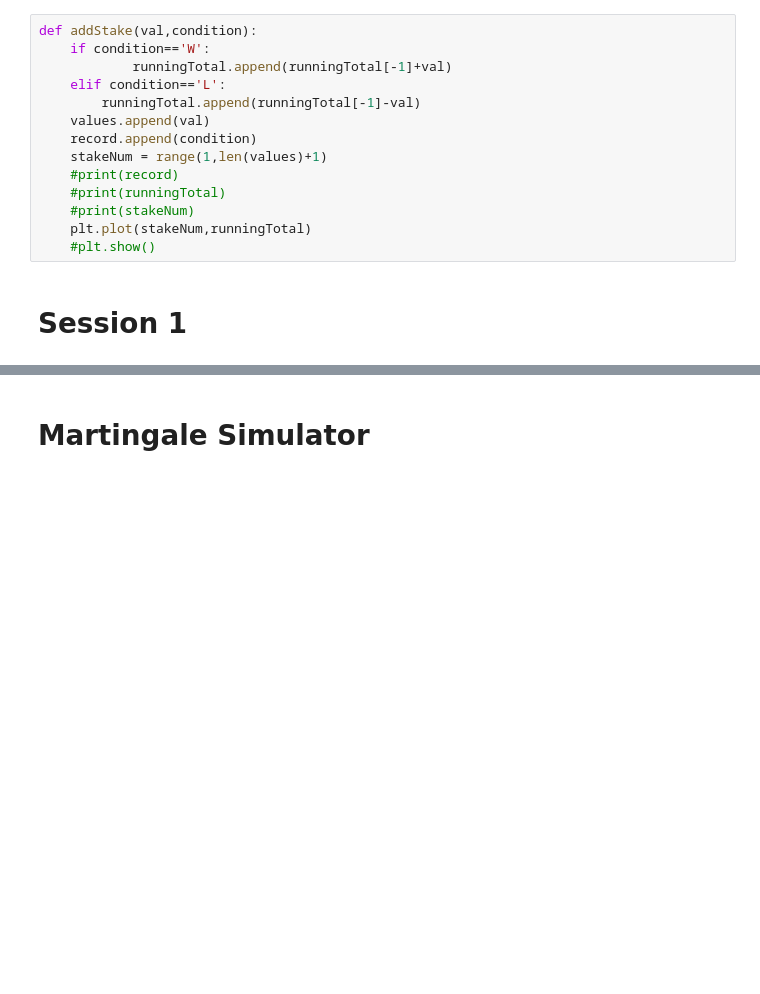
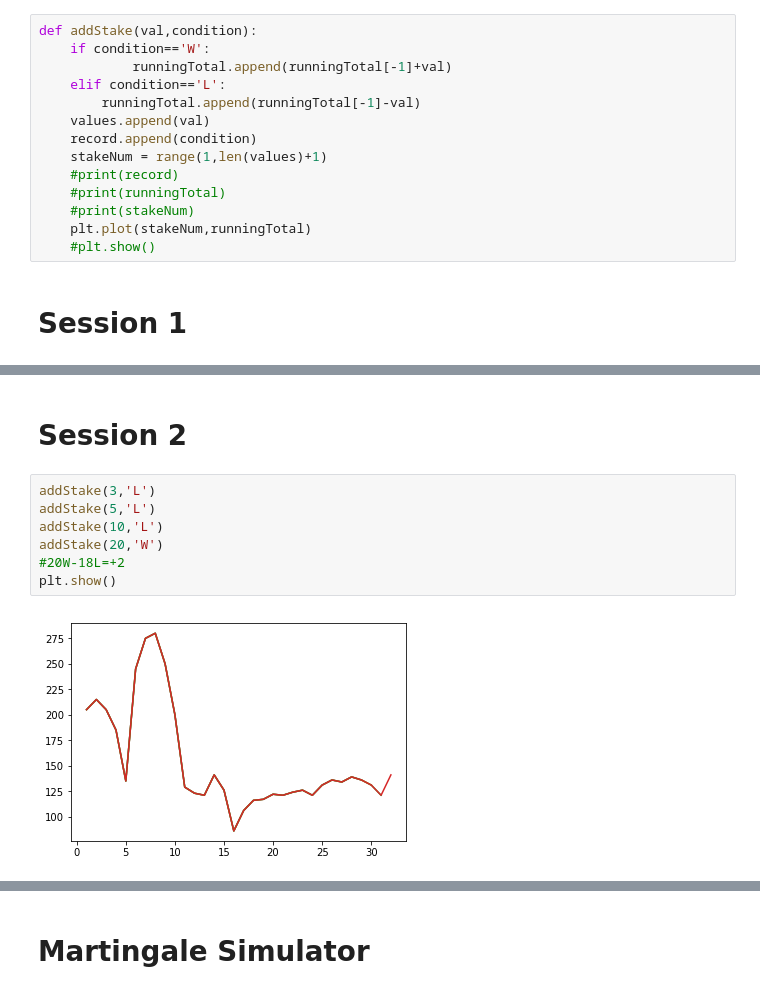
Before and after one commit to XIIFulminata/Stake-Log, a Jupyter notebook: Stake+Log.ipynb, the cells around one changed output, grey strips where cells are left out. Cells and saved outputs as stored; diff of their text form; blank space fills up the shorter version.

```diff
--- a/Stake+Log.ipynb
+++ b/Stake+Log.ipynb
@@ -56,0 +65,11 @@ plt.show()
+# %% [markdown]
+# Session 2
+# %%
+addStake(3,'L')
+addStake(5,'L')
+addStake(10,'L')
+addStake(20,'W')
+#20W-18L=+2
+plt.show()
+# %% [output]
+[figure, added]
```
Also changed, not shown: parts of 4 cells of this notebook.
